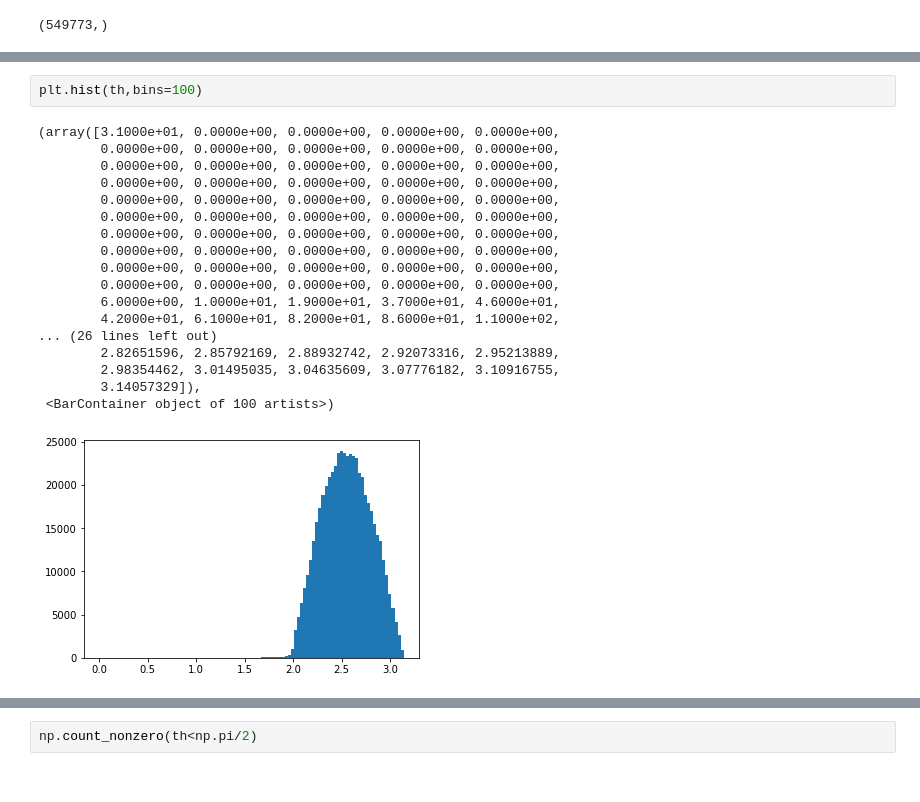
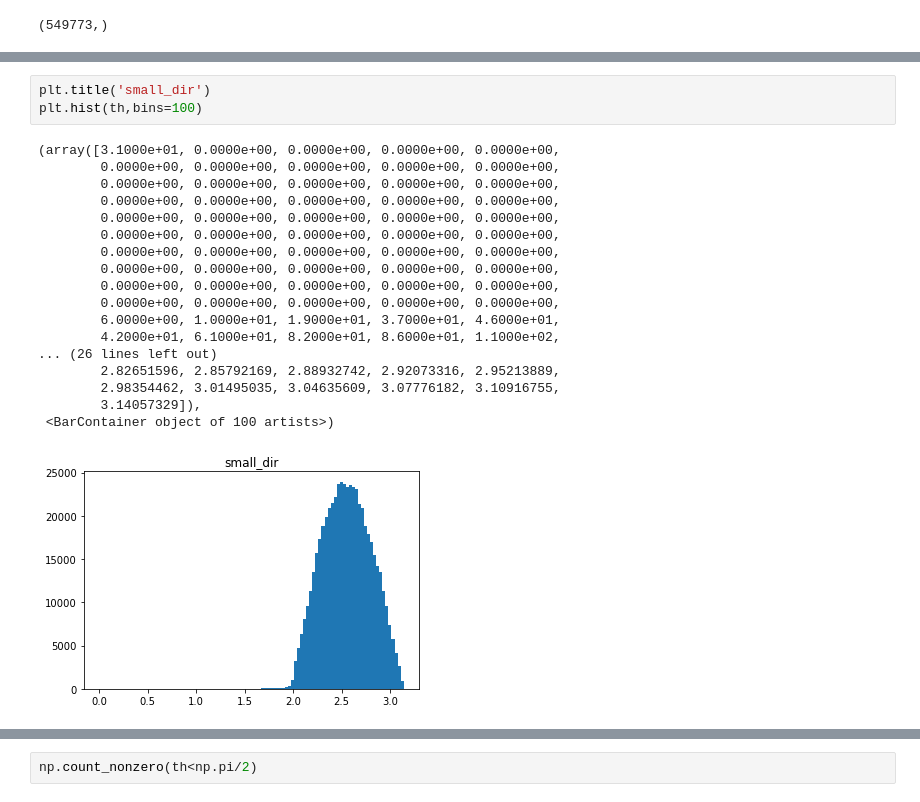
Before and after one commit to fmcnallyi3/icetop-cnn, a Jupyter notebook: sampleAnalysis.ipynb, the cells around one changed output, grey strips where cells are left out. Saved outputs shown, nothing was run; the diff lists cells and outputs as text.

```diff
--- a/sampleAnalysis.ipynb
+++ b/sampleAnalysis.ipynb
@@ -74,21 +76,22 @@ plt.hist(theta,bins=100)
 # %%
+plt.title('small_dir')
 plt.hist(th,bins=100)
 # %% [output]
 (array([3.1000e+01, 0.0000e+00, 0.0000e+00, 0.0000e+00, 0.0000e+00,
         0.0000e+00, 0.0000e+00, 0.0000e+00, 0.0000e+00, 0.0000e+00,
         0.0000e+00, 0.0000e+00, 0.0000e+00, 0.0000e+00, 0.0000e+00,
         0.0000e+00, 0.0000e+00, 0.0000e+00, 0.0000e+00, 0.0000e+00,
         0.0000e+00, 0.0000e+00, 0.0000e+00, 0.0000e+00, 0.0000e+00,
         0.0000e+00, 0.0000e+00, 0.0000e+00, 0.0000e+00, 0.0000e+00,
         0.0000e+00, 0.0000e+00, 0.0000e+00, 0.0000e+00, 0.0000e+00,
         0.0000e+00, 0.0000e+00, 0.0000e+00, 0.0000e+00, 0.0000e+00,
         0.0000e+00, 0.0000e+00, 0.0000e+00, 0.0000e+00, 0.0000e+00,
         0.0000e+00, 0.0000e+00, 0.0000e+00, 0.0000e+00, 0.0000e+00,
         6.0000e+00, 1.0000e+01, 1.9000e+01, 3.7000e+01, 4.6000e+01,
         4.2000e+01, 6.1000e+01, 8.2000e+01, 8.6000e+01, 1.1000e+02,
 ... (26 lines left out)
         2.82651596, 2.85792169, 2.88932742, 2.92073316, 2.95213889,
         2.98354462, 3.01495035, 3.04635609, 3.07776182, 3.10916755,
         3.14057329]),
  <BarContainer object of 100 artists>)
-[figure, old version]
+[figure, new version]
```
Also changed, not shown: parts of 7 cells of this notebook, 4 other files.
